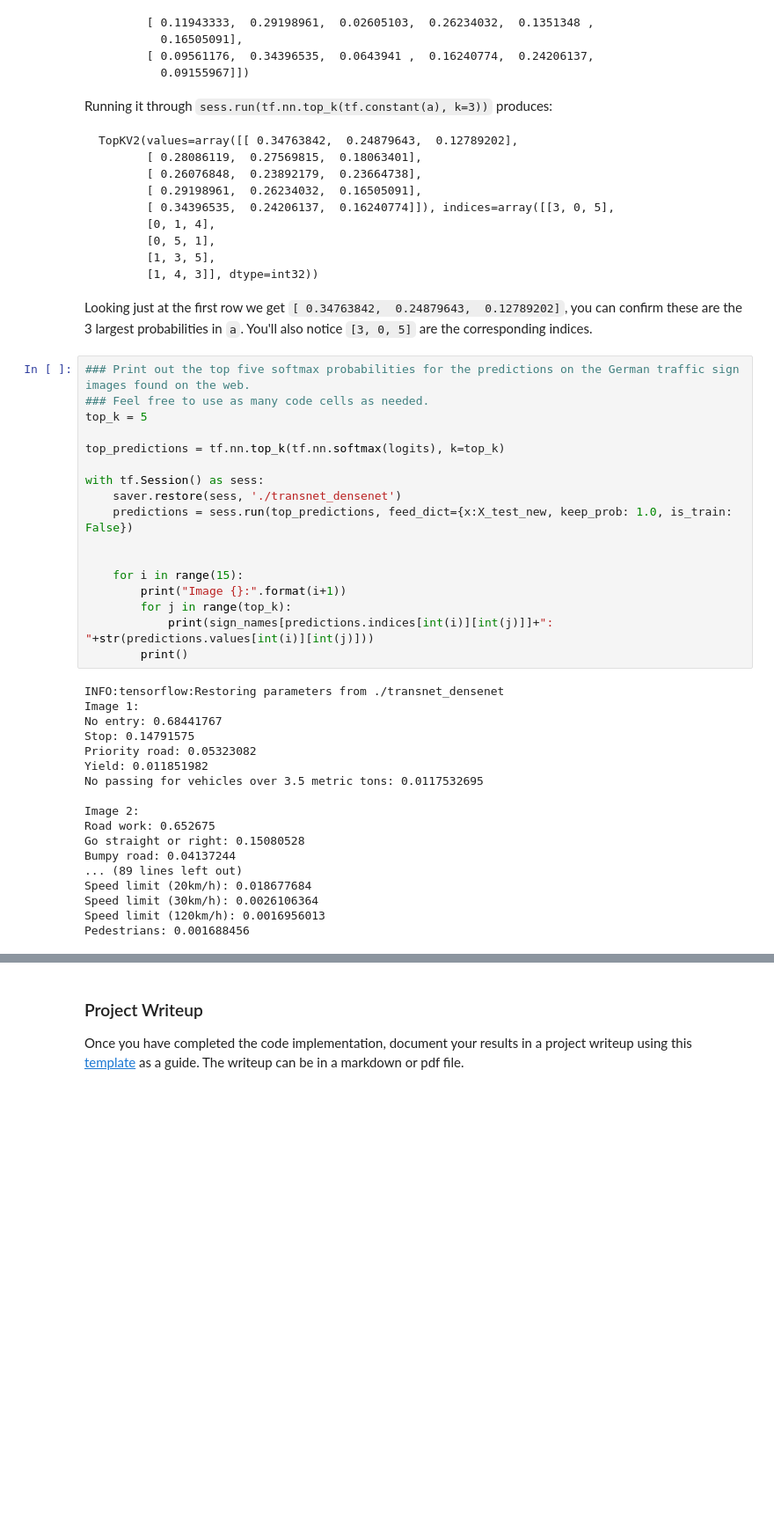
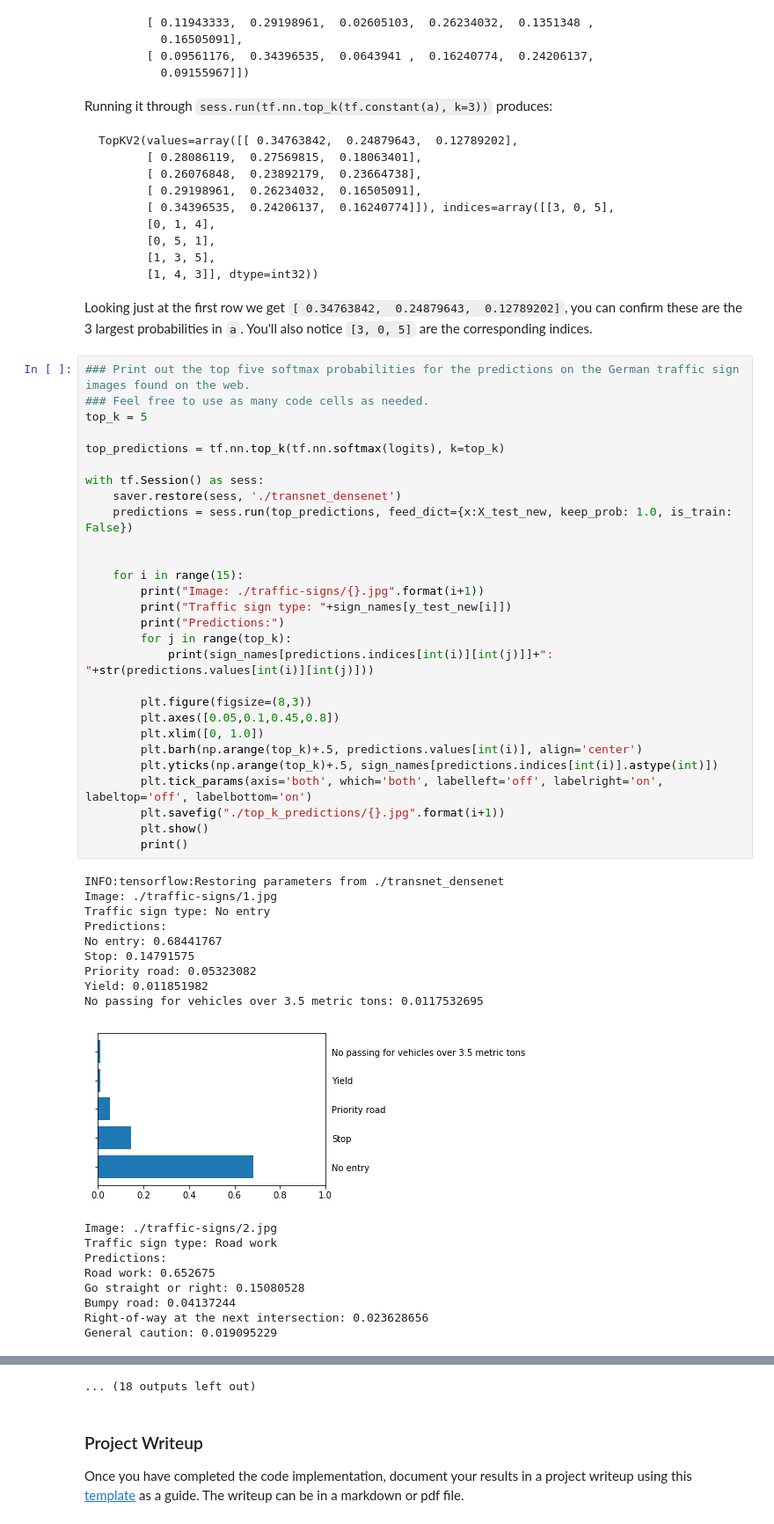
Before and after one commit to AravindaDP/CarND-Traffic-Sign-Classifier-Project, a Jupyter notebook: Traffic_Sign_Classifier.ipynb, the cells around one changed output, grey strips where cells are left out. Shown at 88% size. Drawn from its saved outputs; the diff is of its cells as text; blank space fills up the shorter version.

```diff
--- a/Traffic_Sign_Classifier.ipynb
+++ b/Traffic_Sign_Classifier.ipynb
@@ -904,35 +954,47 @@ Looking just at the first row we get `[ 0.34763842,  0.24879643,  0.12789202]`,
 # %%
 ### Print out the top five softmax probabilities for the predictions on the German traffic sign images found on the web.
 ### Feel free to use as many code cells as needed.
 top_k = 5
 
 top_predictions = tf.nn.top_k(tf.nn.softmax(logits), k=top_k)
 
 with tf.Session() as sess:
     saver.restore(sess, './transnet_densenet')
     predictions = sess.run(top_predictions, feed_dict={x:X_test_new, keep_prob: 1.0, is_train: False})
 
 
     for i in range(15):
-        print("Image {}:".format(i+1))
+        print("Image: ./traffic-signs/{}.jpg".format(i+1))
+        print("Traffic sign type: "+sign_names[y_test_new[i]])
+        print("Predictions:")
         for j in range(top_k):
             print(sign_names[predictions.indices[int(i)][int(j)]]+": "+str(predictions.values[int(i)][int(j)]))
+
+        plt.figure(figsize=(8,3))
+        plt.axes([0.05,0.1,0.45,0.8])
+        plt.xlim([0, 1.0])
+        plt.barh(np.arange(top_k)+.5, predictions.values[int(i)], align='center')
+        plt.yticks(np.arange(top_k)+.5, sign_names[predictions.indices[int(i)].astype(int)])
+        plt.tick_params(axis='both', which='both', labelleft='off', labelright='on', labeltop='off', labelbottom='on')
+        plt.savefig("./top_k_predictions/{}.jpg".format(i+1))
+        plt.show()
         print()
 # %% [output]
 INFO:tensorflow:Restoring parameters from ./transnet_densenet
-Image 1:
+Image: ./traffic-signs/1.jpg
+Traffic sign type: No entry
+Predictions:
 No entry: 0.68441767
 Stop: 0.14791575
 Priority road: 0.05323082
 Yield: 0.011851982
 No passing for vehicles over 3.5 metric tons: 0.0117532695
-
-Image 2:
-Road work: 0.652675
-Go straight or right: 0.15080528
-Bumpy road: 0.04137244
-... (89 lines left out)
-Speed limit (20km/h): 0.018677684
-Speed limit (30km/h): 0.0026106364
-Speed limit (120km/h): 0.0016956013
-Pedestrians: 0.001688456
+[figure, added]
+Image: ./traffic-signs/2.jpg
+Traffic sign type: Road work
+Predictions:
+Road work: 0.652675
+Go straight or right: 0.15080528
+Bumpy road: 0.04137244
+Right-of-way at the next intersection: 0.023628656
+General caution: 0.019095229
@@ -939,3 +1038,4 @@ Pedestrians: 0.001688456
+... (18 outputs left out)
 # %% [markdown]
 ### Project Writeup
 
```
Also changed, not shown: parts of 7 cells of this notebook, 21 other files.
